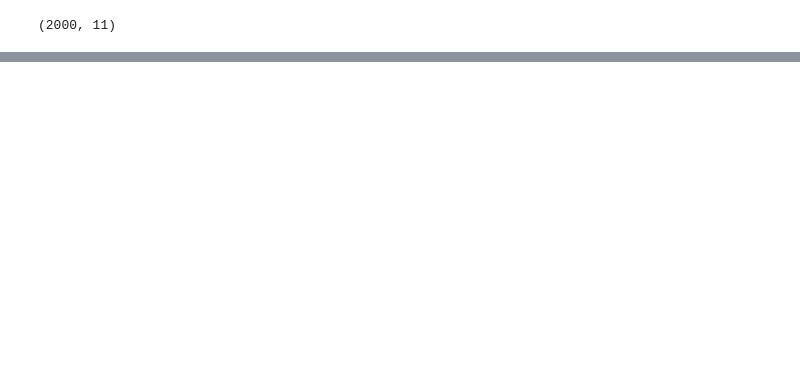
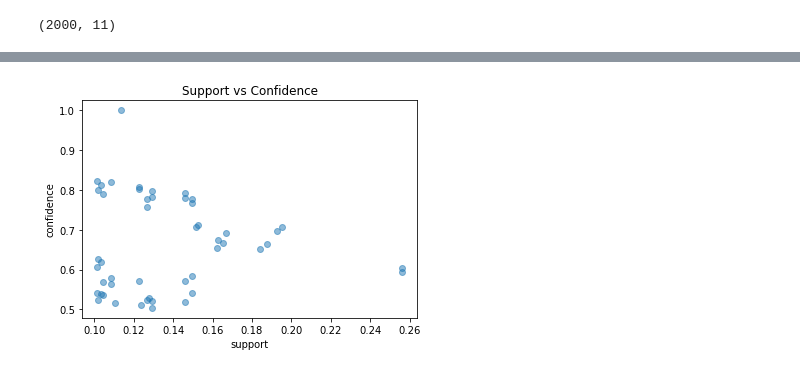
Before and after one commit to sairaj2005/ds-assignment, a Jupyter notebook: Association rules/Association_book.ipynb, the cells around one changed output, grey strips where cells are left out. Drawn from its saved outputs; the diff is of its cells as text; code cells hidden in the pictures; blank space fills up the shorter version.

```diff
--- a/Association rules/Association_book.ipynb
+++ b/Association rules/Association_book.ipynb
@@ -147,0 +131,3 @@ frequent_itemsets
+# %%
+rules2 = association_rules(frequent_itemsets1, metric="confidence", min_threshold=0.5)
+rules2
@@ -147,0 +152,8 @@ frequent_itemsets
+# %%
+plt.scatter(rules2['support'], rules2['confidence'], alpha=0.5)
+plt.xlabel('support')
+plt.ylabel('confidence')
+plt.title('Support vs Confidence')
+plt.show()
+# %% [output]
+[figure, added]
```
Also changed, not shown: parts of 36 cells of this notebook.
